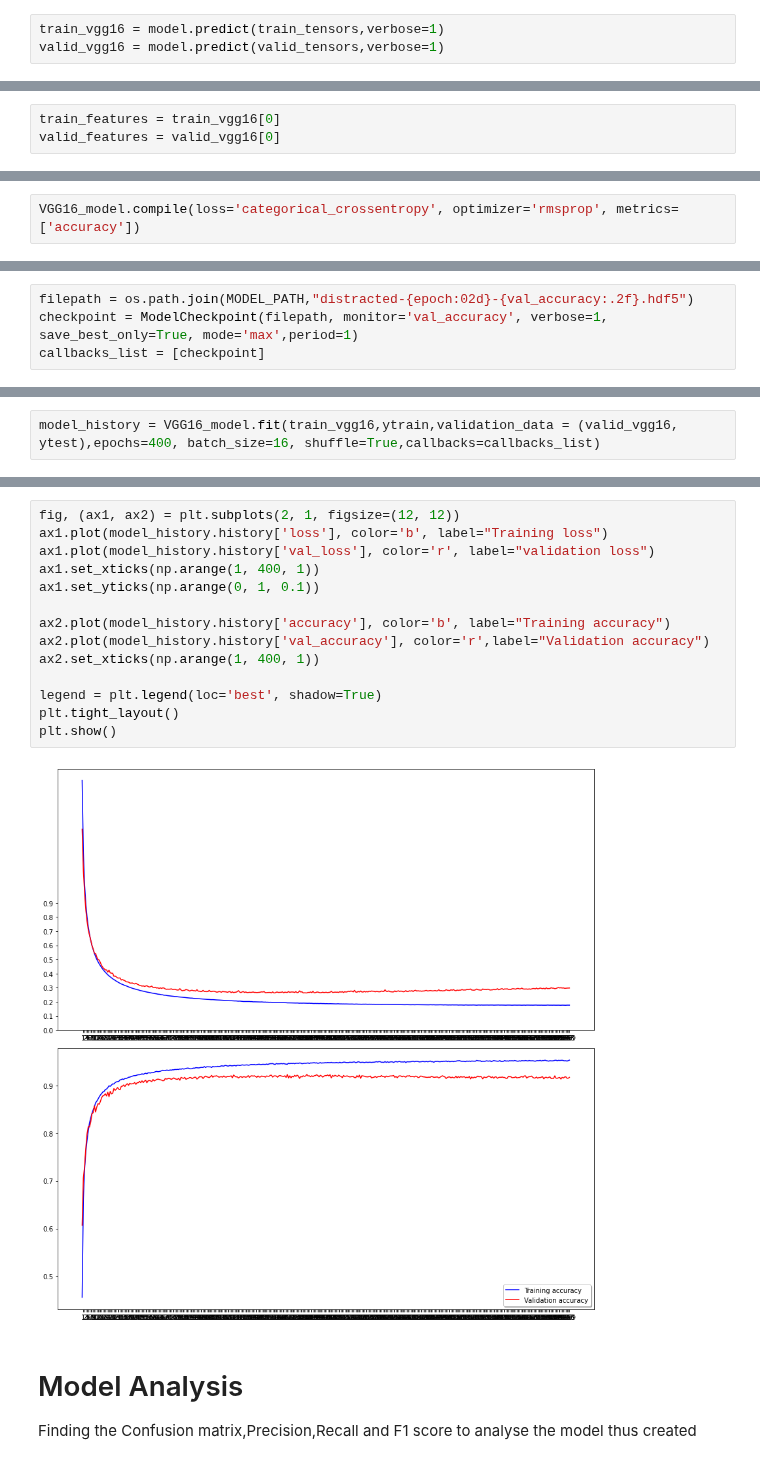
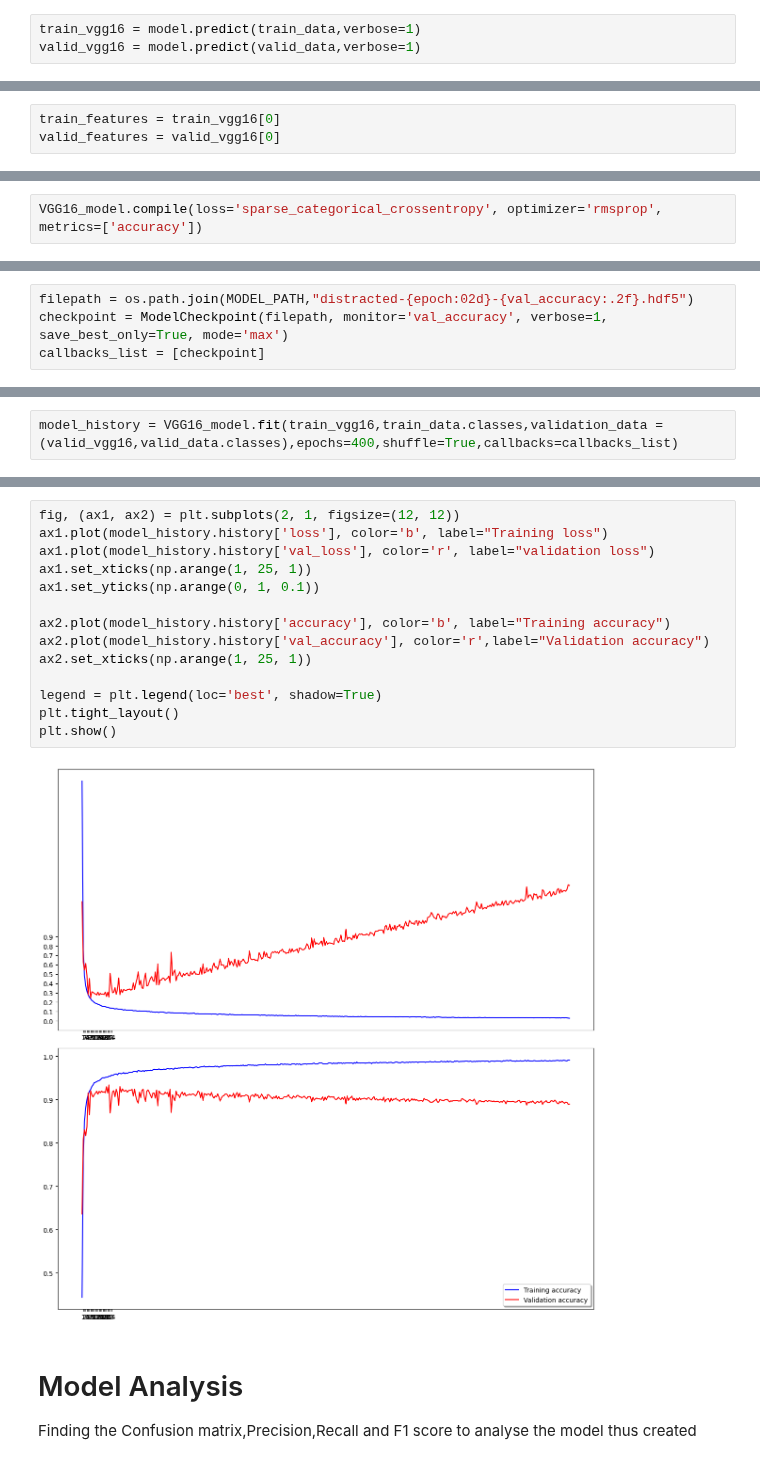
Before and after one commit to Abhinav1004/Distracted-Driver-Detection, a Jupyter notebook: Distracted Driver Detection VGG16.ipynb, the cells around one changed output, grey strips where cells are left out. Cells and saved outputs as stored; diff of their text form.

```diff
--- a/Distracted Driver Detection VGG16.ipynb
+++ b/Distracted Driver Detection VGG16.ipynb
@@ -126,6 +176,6 @@ Trainable params: 14,714,688
 Non-trainable params: 0
 _________________________________________________________________
 # %%
-train_vgg16 = model.predict(train_tensors,verbose=1)
-valid_vgg16 = model.predict(valid_tensors,verbose=1)
+train_vgg16 = model.predict(train_data,verbose=1)
+valid_vgg16 = model.predict(valid_data,verbose=1)
 # %% [output]
@@ -166,7 +223,7 @@ Trainable params: 5,130
 Non-trainable params: 0
 _________________________________________________________________
 # %%
-VGG16_model.compile(loss='categorical_crossentropy', optimizer='rmsprop', metrics=['accuracy'])
+VGG16_model.compile(loss='sparse_categorical_crossentropy', optimizer='rmsprop', metrics=['accuracy'])
 # %%
 plot_model(VGG16_model,to_file=os.path.join(os.getcwd(),"model","vgg16","model_distracted_driver_vgg16.png"),show_shapes=True,show_layer_names=True)
 # %% [output]
@@ -174,4 +231,4 @@ plot_model(VGG16_model,to_file=os.path.join(os.getcwd(),"model","vgg16","model_d
 # %%
 filepath = os.path.join(MODEL_PATH,"distracted-{epoch:02d}-{val_accuracy:.2f}.hdf5")
-checkpoint = ModelCheckpoint(filepath, monitor='val_accuracy', verbose=1, save_best_only=True, mode='max',period=1)
+checkpoint = ModelCheckpoint(filepath, monitor='val_accuracy', verbose=1, save_best_only=True, mode='max')
 callbacks_list = [checkpoint]
@@ -180,4 +235,4 @@ WARNING:tensorflow:`period` argument is deprecated. Please use `save_freq` to sp
 # %%
-model_history = VGG16_model.fit(train_vgg16,ytrain,validation_data = (valid_vgg16, ytest),epochs=400, batch_size=16, shuffle=True,callbacks=callbacks_list)
+model_history = VGG16_model.fit(train_vgg16,train_data.classes,validation_data = (valid_vgg16,valid_data.classes),epochs=400,shuffle=True,callbacks=callbacks_list)
 # %% [output]
 Epoch 1/400
@@ -200,18 +255,18 @@ Epoch 00400: val_accuracy did not improve from 0.92330
 # %%
 fig, (ax1, ax2) = plt.subplots(2, 1, figsize=(12, 12))
 ax1.plot(model_history.history['loss'], color='b', label="Training loss")
 ax1.plot(model_history.history['val_loss'], color='r', label="validation loss")
-ax1.set_xticks(np.arange(1, 400, 1))
+ax1.set_xticks(np.arange(1, 25, 1))
 ax1.set_yticks(np.arange(0, 1, 0.1))
 
 ax2.plot(model_history.history['accuracy'], color='b', label="Training accuracy")
 ax2.plot(model_history.history['val_accuracy'], color='r',label="Validation accuracy")
-ax2.set_xticks(np.arange(1, 400, 1))
+ax2.set_xticks(np.arange(1, 25, 1))
 
 legend = plt.legend(loc='best', shadow=True)
 plt.tight_layout()
 plt.show()
 # %% [output]
-[figure, old version]
+[figure, new version]
 # %% [markdown]
 # Model Analysis
```
Also changed, not shown: parts of 35 cells of this notebook, 3 other files.
